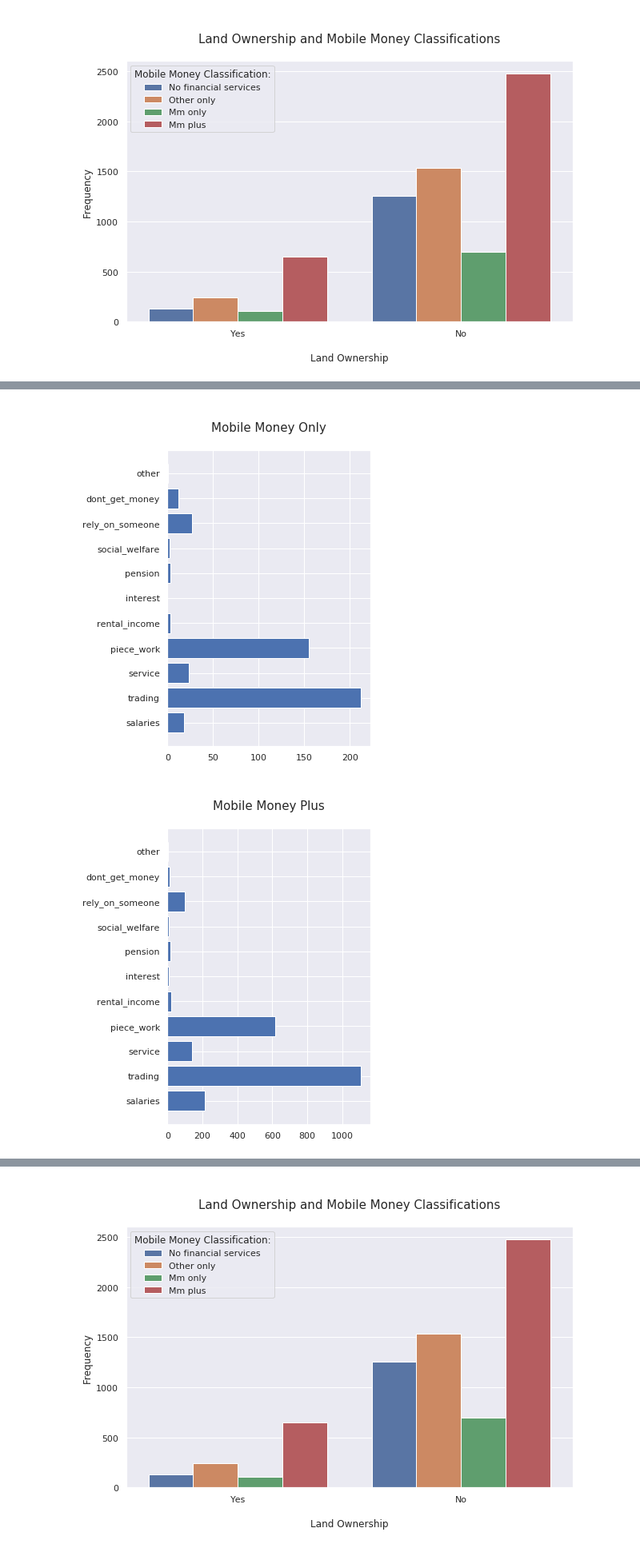
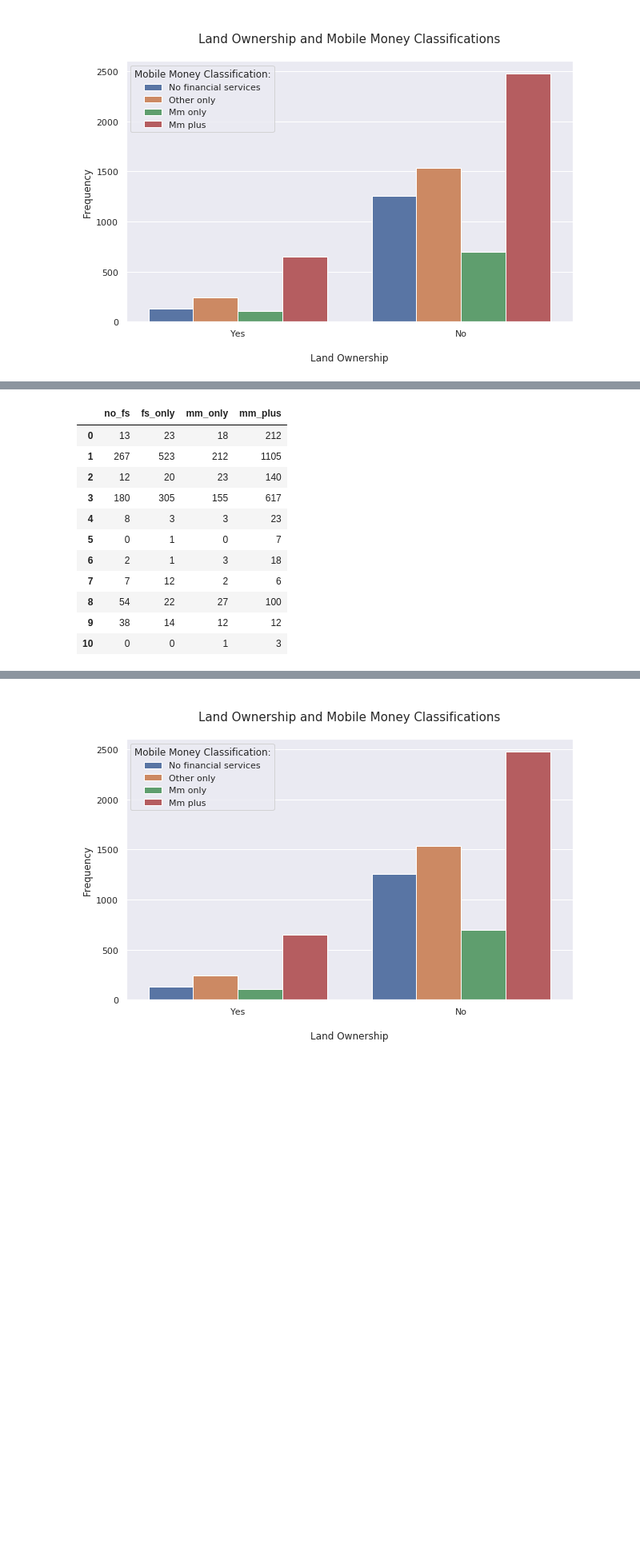
Before and after one commit to boitshepo97/tanzania-mobile-money, a Jupyter notebook: Financial Services Use In Tanzania.ipynb, the cells around one changed output, grey strips where cells are left out. Shown at 80% size. Cells and saved outputs as stored; diff of their text form; code cells hidden in the pictures; blank space fills up the shorter version.

Commit message:
adding more prep for income type

```diff
--- a/Financial Services Use In Tanzania.ipynb
+++ b/Financial Services Use In Tanzania.ipynb
@@ -265,38 +265,12 @@ for source in income_types:
     mm_only.append(len(source[source.mobile_money_classification == 2]))
     mm_plus.append(len(source[source.mobile_money_classification == 3]))
 
-plt.figure(figsize=(10,15))
-plt.subplot(2,2,1)
-plt.barh(np.arange(11), no_fs, label='males')
-plt.title('\nNo Financial Services\n',fontsize=15)
-plt.yticks(np.arange(11), ['salaries', 'trading', 'service', 'piece_work', 'rental_income',
-       'interest', 'pension', 'social_welfare', 'rely_on_someone',
-       'dont_get_money', 'other'])
+no_fs = pd.DataFrame(no_fs,columns=['no_fs'])
+fs_only = pd.DataFrame(fs_only,columns=['fs_only'])
+mm_only = pd.DataFrame(mm_only,columns=['mm_only'])
+mm_plus = pd.DataFrame(mm_plus,columns=['mm_plus'])
 
-
-plt.figure(figsize=(10,15))
-plt.subplot(2,2,2)
-plt.barh(np.arange(11), fs_only, label='males')
-plt.title('\nFinancial Services Only\n',fontsize=15)
-plt.yticks(np.arange(11), ['salaries', 'trading', 'service', 'piece_work', 'rental_income',
-       'interest', 'pension', 'social_welfare', 'rely_on_someone',
-       'dont_get_money', 'other'])
-
-plt.figure(figsize=(10,15))
-plt.subplot(2,2,3)
-plt.barh(np.arange(11), mm_only, label='males')
-plt.title('\nMobile Money Only\n',fontsize=15)
-plt.yticks(np.arange(11), ['salaries', 'trading', 'service', 'piece_work', 'rental_income',
-       'interest', 'pension', 'social_welfare', 'rely_on_someone',
-       'dont_get_money', 'other'])
-
-plt.figure(figsize=(10,15))
-plt.subplot(2,2,4)
-plt.barh(np.arange(11), mm_plus, label='males')
-plt.title('\nMobile Money Plus\n',fontsize=15)
-plt.yticks(np.arange(11), ['salaries', 'trading', 'service', 'piece_work', 'rental_income',
-       'interest', 'pension', 'social_welfare', 'rely_on_someone',
-       'dont_get_money', 'other'])
-
-plt.show()
+incomes = [no_fs,fs_only,mm_only,mm_plus]
+incomes = pd.concat(incomes, sort=True, axis=1, join='inner')
+incomes
 # %% [output]
@@ -305,2 +277,12 @@ plt.show()
-[figure, removed]
-[figure, removed]
+|  | no_fs | fs_only | mm_only | mm_plus |
+| 0 | 13 | 23 | 18 | 212 |
+| 1 | 267 | 523 | 212 | 1105 |
+| 2 | 12 | 20 | 23 | 140 |
+| 3 | 180 | 305 | 155 | 617 |
+| 4 | 8 | 3 | 3 | 23 |
+| 5 | 0 | 1 | 0 | 7 |
+| 6 | 2 | 1 | 3 | 18 |
+| 7 | 7 | 12 | 2 | 6 |
+| 8 | 54 | 22 | 27 | 100 |
+| 9 | 38 | 14 | 12 | 12 |
+| 10 | 0 | 0 | 1 | 3 |
```
Also changed, not shown: parts of 7 cells of this notebook.
